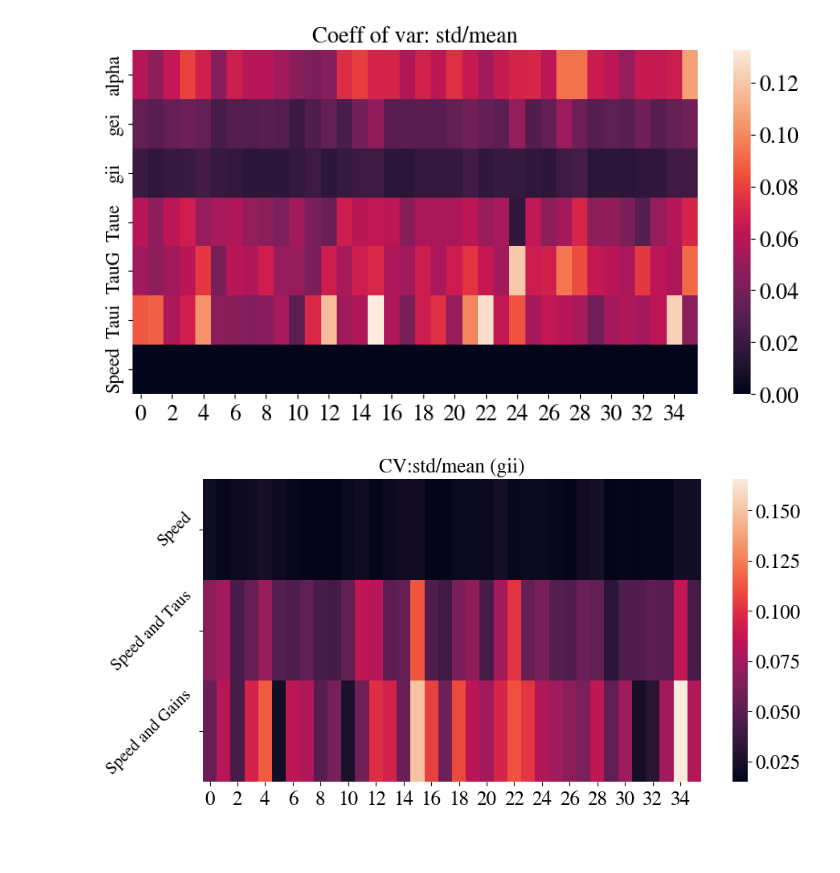
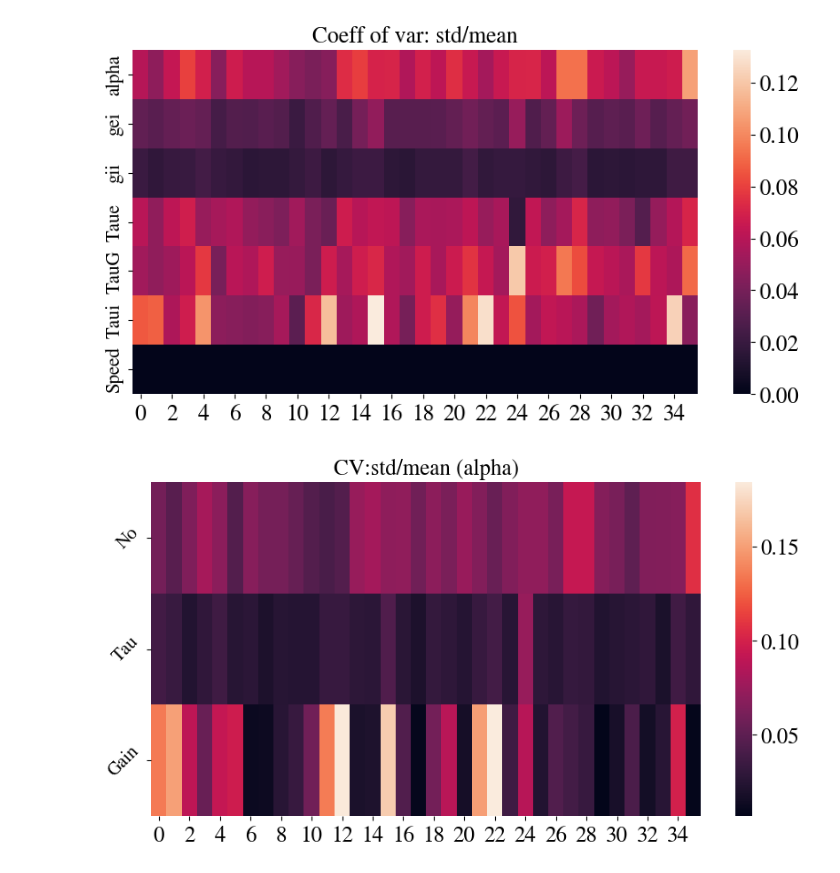
Before and after one commit to JINhuaqing/TV-SGM, a Jupyter notebook: notebooks/ana_real_data_demo.ipynb, the cells around one changed output. Cells and saved outputs as stored; diff of their text form; code cells hidden in the pictures; blank space fills up the shorter version.

```diff
--- a/notebooks/ana_real_data_demo.ipynb
+++ b/notebooks/ana_real_data_demo.ipynb
@@ -419,5 +428,5 @@ Alpha is always dynamic and speed is always static.
 
 3. Gains and speed Static
 # %%
-res_names = ["Speed", "Speed and Taus", "Speed and Gains"]
+res_names = ["No", "Tau", "Gain"]
 # %% [output]
@@ -425,7 +434,7 @@ res_names = ["Speed", "Speed and Taus", "Speed and Gains"]
 # %%
 res1 = load_pkl_folder2dict(RES_ROOT/f"LSTM_simu_net_large", excluding=['opt*'], verbose=True);
 res2 = load_pkl_folder2dict(RES_ROOT/f"LSTM_simu_net_large_tau", excluding=['opt*'], );
-res3 = load_pkl_folder2dict(RES_ROOT/f"LSTM_simu_net_wmse_tau", excluding=['opt*']);
+res3 = load_pkl_folder2dict(RES_ROOT/f"LSTM_simu_net_large_gain", excluding=['opt*']);
 # %% [output]
 Load file /data/rajlab1/user_data/jin/MyResearch/TV-SGM/notebooks/../mypkg/../results/LSTM_simu_net_large/Rec_PSD.pkl
 Load file /data/rajlab1/user_data/jin/MyResearch/TV-SGM/notebooks/../mypkg/../results/LSTM_simu_net_large/corrss.pkl
@@ -479,7 +488,8 @@ Text(0, 0.5, "Pearson's R")
 # %%
 sgm_paramss_est_three = [res.sgm_paramss_est for res in res_three]
 # coefficient of variation, CV=std/mean
-cv1 = sgm_paramss_est_three[0].std(axis=1)/sgm_paramss_est_three[0].mean(axis=1);
+idx = 0
+cv1 = sgm_paramss_est_three[idx].std(axis=1)/sgm_paramss_est_three[idx].mean(axis=1);
 sns.heatmap(cv1.T)
 plt.yticks(np.arange(7)+0.5, paras.names, fontsize=15);
 plt.title("Coeff of var: std/mean");
@@ -488,18 +498,18 @@ plt.title("Coeff of var: std/mean");
 # %%
 # coefficient of variation, CV=std/mean
 cv2 = sgm_paramss_est_three[1].std(axis=1)/sgm_paramss_est_three[1].mean(axis=1);
 cv3 = sgm_paramss_est_three[2].std(axis=1)/sgm_paramss_est_three[2].mean(axis=1);
 
-param_name = "gii"
+param_name = "alpha"
 param_idx = list(paras.names).index(param_name)
 dat = [cv1[:, param_idx],
        cv2[:, param_idx],
        cv3[:, param_idx]]
 sns.heatmap(dat)
 plt.title(f"CV:std/mean ({param_name})")
 plt.yticks(np.arange(3)+0.5, res_names, fontsize=15, rotation=45);
 # %% [output]
-[figure, old version]
+[figure, new version]
 # %%
 plt.figure(figsize=[15, 5])
 plt.suptitle(f"Average corr between SGM parameters across 36 subjects", fontsize=30)
```
Also changed, not shown: parts of 20 cells of this notebook, 1 other file.
